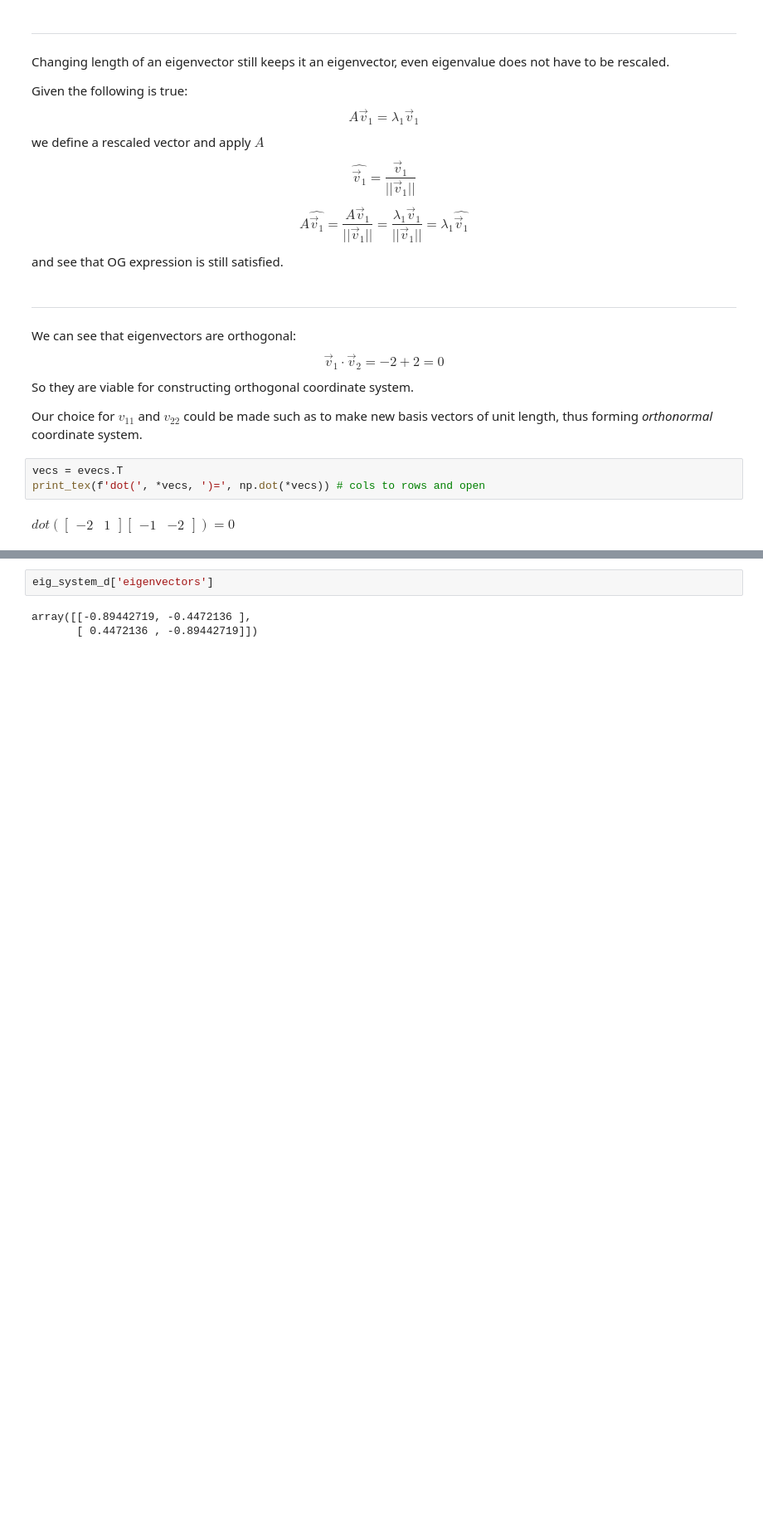
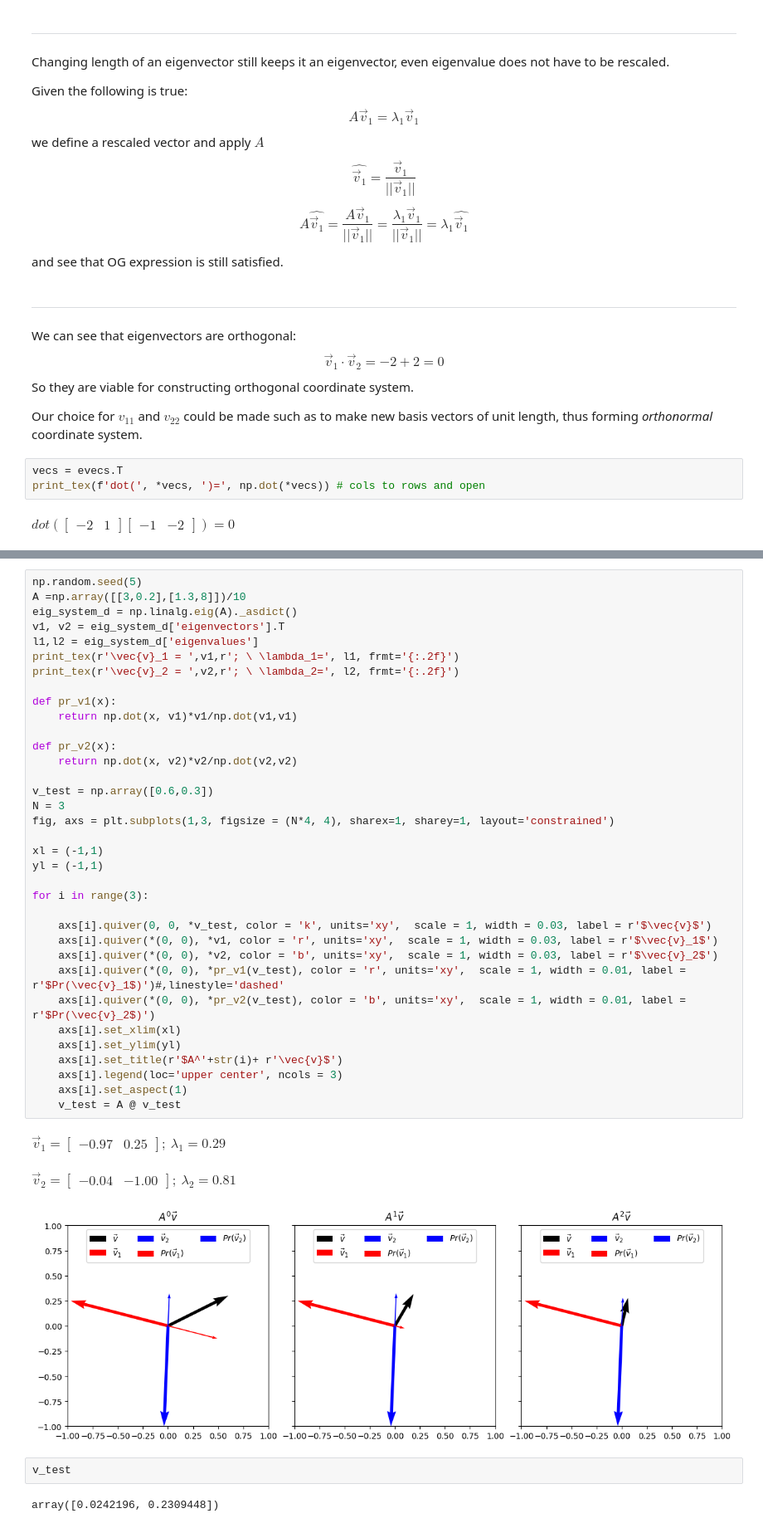
Before and after one commit to ajegorovs/aj_python_tool_lib, a Jupyter notebook: data_processing/Eigenproblem/eigenproblem_notes.ipynb, the cells around one changed output, grey strips where cells are left out. Shown at 83% size. Cells and saved outputs as stored; diff of their text form; blank space fills up the shorter version.

```diff
--- a/data_processing/Eigenproblem/eigenproblem_notes.ipynb
+++ b/data_processing/Eigenproblem/eigenproblem_notes.ipynb
@@ -186,6 +190,44 @@ Depending on eigenvalues of $A$, by performing repeated application of transform
 This is important aspect of iterative methods, where such transformations are common.
-# %%
-eig_system_d['eigenvectors']
-# %% [output]
-array([[-0.89442719, -0.4472136 ],
-       [ 0.4472136 , -0.89442719]])
+# %%
+np.random.seed(5)
+A =np.array([[3,0.2],[1.3,8]])/10
+eig_system_d = np.linalg.eig(A)._asdict()
+v1, v2 = eig_system_d['eigenvectors'].T
+l1,l2 = eig_system_d['eigenvalues']
+print_tex(r'\vec{v}_1 = ',v1,r'; \ \lambda_1=', l1, frmt='{:.2f}')
+print_tex(r'\vec{v}_2 = ',v2,r'; \ \lambda_2=', l2, frmt='{:.2f}')
+
+def pr_v1(x):
+    return np.dot(x, v1)*v1/np.dot(v1,v1)
+
+def pr_v2(x):
+    return np.dot(x, v2)*v2/np.dot(v2,v2)
+
+v_test = np.array([0.6,0.3])
+N = 3
+fig, axs = plt.subplots(1,3, figsize = (N*4, 4), sharex=1, sharey=1, layout='constrained')
+
+xl = (-1,1)
+yl = (-1,1)
+
+for i in range(3):
+
+    axs[i].quiver(0, 0, *v_test, color = 'k', units='xy',  scale = 1, width = 0.03, label = r'$\vec{v}$')
+    axs[i].quiver(*(0, 0), *v1, color = 'r', units='xy',  scale = 1, width = 0.03, label = r'$\vec{v}_1$')
+    axs[i].quiver(*(0, 0), *v2, color = 'b', units='xy',  scale = 1, width = 0.03, label = r'$\vec{v}_2$')
+    axs[i].quiver(*(0, 0), *pr_v1(v_test), color = 'r', units='xy',  scale = 1, width = 0.01, label = r'$Pr(\vec{v}_1$)')#,linestyle='dashed'
+    axs[i].quiver(*(0, 0), *pr_v2(v_test), color = 'b', units='xy',  scale = 1, width = 0.01, label = r'$Pr(\vec{v}_2$)')
+    axs[i].set_xlim(xl)
+    axs[i].set_ylim(yl)
+    axs[i].set_title(r'$A^'+str(i)+ r'\vec{v}$')
+    axs[i].legend(loc='upper center', ncols = 3)
+    axs[i].set_aspect(1)
+    v_test = A @ v_test
+# %% [output]
+$\displaystyle \vec{v}_1 = \begin{bmatrix} -0.97 & 0.25 \end{bmatrix}; \ \lambda_1=0.29$
+$\displaystyle \vec{v}_2 = \begin{bmatrix} -0.04 & -1.00 \end{bmatrix}; \ \lambda_2=0.81$
+[figure, added]
+# %%
+v_test
+# %% [output]
+array([0.0242196, 0.2309448])
```
Also changed, not shown: parts of 3 cells of this notebook, 3 other files.
